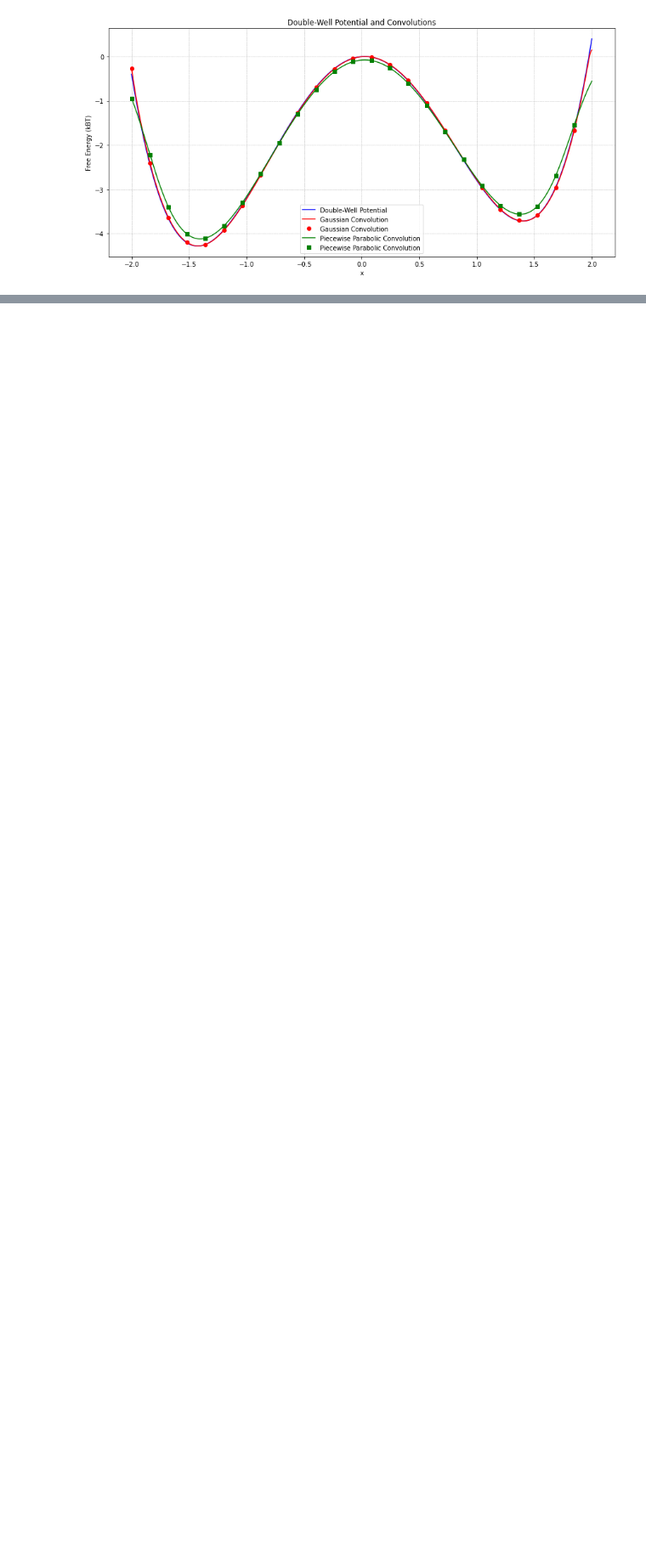
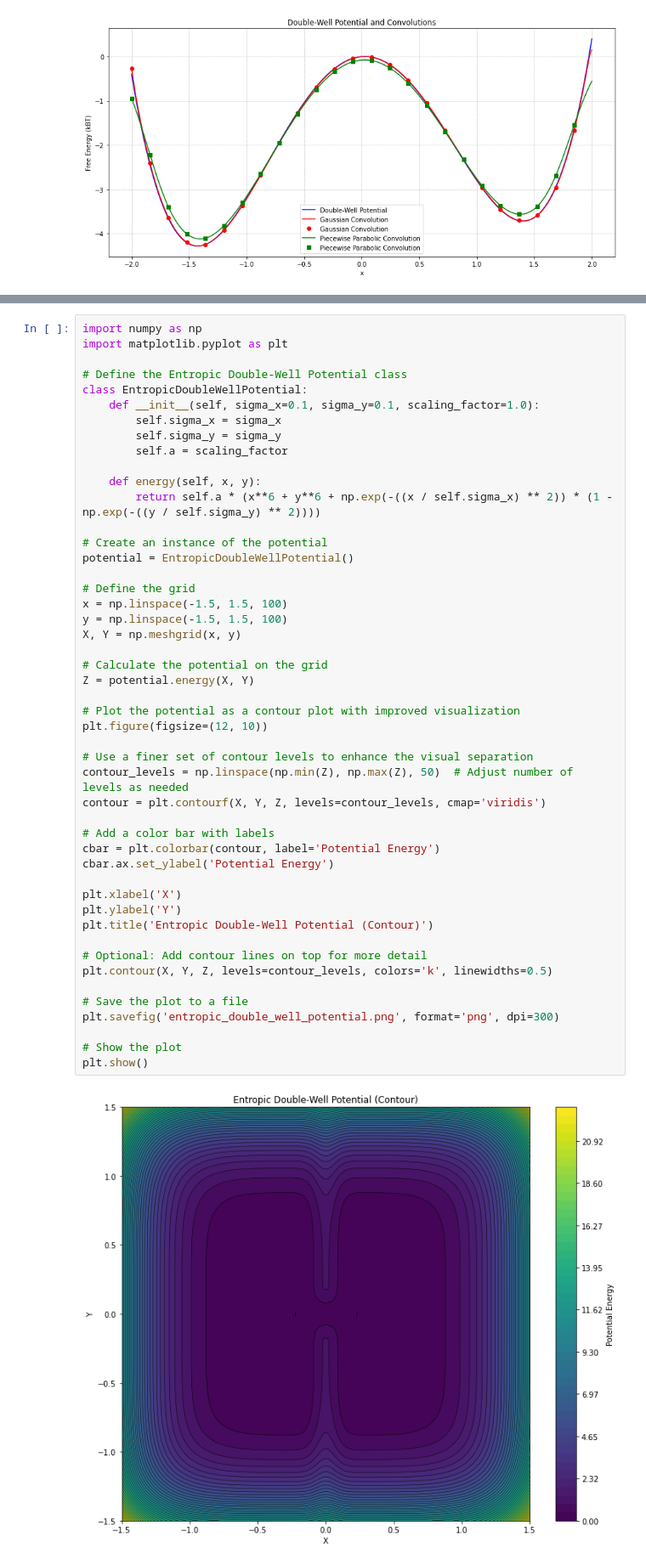
Before and after one commit to grarchana/bdld, a Jupyter notebook: trial/test_comparison_Gaussian_PiecewiseParabolicKernel_1Dpotential.ipynb, the cells around one changed output, grey strips where cells are left out. Shown at 85% size. Drawn from its saved outputs; the diff is of its cells as text; blank space fills up the shorter version.

```diff
--- a/trial/test_comparison_Gaussian_PiecewiseParabolicKernel_1Dpotential.ipynb
+++ b/trial/test_comparison_Gaussian_PiecewiseParabolicKernel_1Dpotential.ipynb
@@ -341,3 +341,53 @@ plt.savefig('double_well_density_convolution_effect.png', facecolor='white')
 plt.show()
 # %% [output]
 [figure]
+# %%
+import numpy as np
+import matplotlib.pyplot as plt
+
+# Define the Entropic Double-Well Potential class
+class EntropicDoubleWellPotential:
+    def __init__(self, sigma_x=0.1, sigma_y=0.1, scaling_factor=1.0):
+        self.sigma_x = sigma_x
+        self.sigma_y = sigma_y
+        self.a = scaling_factor
+
+    def energy(self, x, y):
+        return self.a * (x**6 + y**6 + np.exp(-((x / self.sigma_x) ** 2)) * (1 - np.exp(-((y / self.sigma_y) ** 2))))
+
+# Create an instance of the potential
+potential = EntropicDoubleWellPotential()
+
+# Define the grid
+x = np.linspace(-1.5, 1.5, 100)
+y = np.linspace(-1.5, 1.5, 100)
+X, Y = np.meshgrid(x, y)
+
+# Calculate the potential on the grid
+Z = potential.energy(X, Y)
+
+# Plot the potential as a contour plot with improved visualization
+plt.figure(figsize=(12, 10))
+
+# Use a finer set of contour levels to enhance the visual separation
+contour_levels = np.linspace(np.min(Z), np.max(Z), 50)  # Adjust number of levels as needed
+contour = plt.contourf(X, Y, Z, levels=contour_levels, cmap='viridis')
+
+# Add a color bar with labels
+cbar = plt.colorbar(contour, label='Potential Energy')
+cbar.ax.set_ylabel('Potential Energy')
+
+plt.xlabel('X')
+plt.ylabel('Y')
+plt.title('Entropic Double-Well Potential (Contour)')
+
+# Optional: Add contour lines on top for more detail
+plt.contour(X, Y, Z, levels=contour_levels, colors='k', linewidths=0.5)
+
+# Save the plot to a file
+plt.savefig('entropic_double_well_potential.png', format='png', dpi=300)
+
+# Show the plot
+plt.show()
+# %% [output]
+[figure, added]
```
Also changed, not shown: parts of 3 cells of this notebook, 5 other files.
